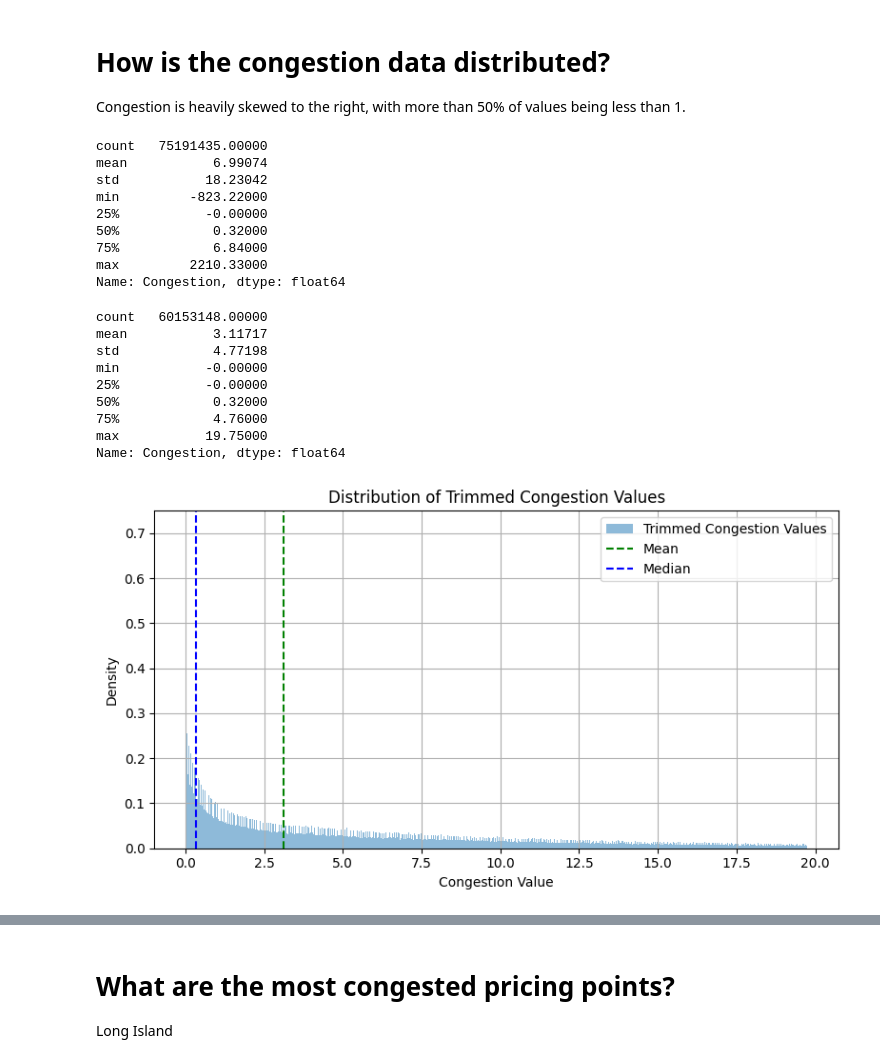
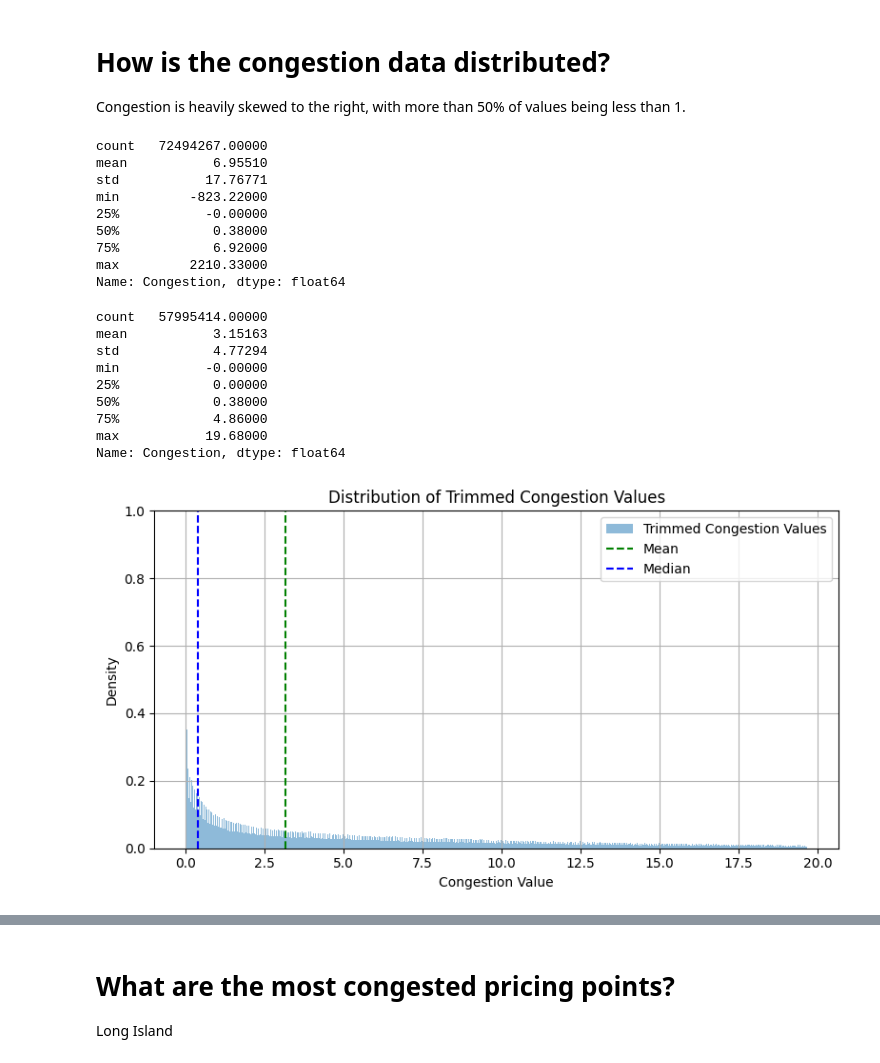
Before and after one commit to hankehly/adhoc-energy-analytics, a Jupyter notebook: notebooks/202506141626_eda.ipynb, the cells around one changed output, grey strips where cells are left out. Saved outputs shown, nothing was run; the diff lists cells and outputs as text; code cells hidden in the pictures.

```diff
--- a/notebooks/202506141626_eda.ipynb
+++ b/notebooks/202506141626_eda.ipynb
@@ -188,7 +189,7 @@ def download_lmp_by_month(
 
 # example invocation
 start_date = datetime.date(2010, 1, 1)
-end_date = datetime.date(2025, 6, 1) - datetime.timedelta(days=1)
+end_date = datetime.date(2025, 1, 1) - datetime.timedelta(days=1)
 df = download_lmp_by_month(start_date, end_date)
 # %% [output]
 Loading existing file /Users/hankehly/Projects/adhoc-energy-analytics/data/processed/nyiso_lmp_2010_01.parquet
@@ -215,13 +216,13 @@ Congestion is heavily skewed to the right, with more than 50% of values being le
 # %%
 df.Congestion.describe()
 # %% [output]
-count   75191435.00000
-mean           6.99074
-std           18.23042
+count   72494267.00000
+mean           6.95510
+std           17.76771
 min         -823.22000
 25%           -0.00000
-50%            0.32000
-75%            6.84000
+50%            0.38000
+75%            6.92000
 max         2210.33000
 Name: Congestion, dtype: float64
 # %%
@@ -230,41 +231,41 @@ trimmed_vals = trimmed_df.Congestion
 # %%
 trimmed_vals.describe()
 # %% [output]
-count   60153148.00000
-mean           3.11717
-std            4.77198
+count   57995414.00000
+mean           3.15163
+std            4.77294
 min           -0.00000
-25%           -0.00000
-50%            0.32000
-75%            4.76000
-max           19.75000
+25%            0.00000
+50%            0.38000
+75%            4.86000
+max           19.68000
 Name: Congestion, dtype: float64
 # %%
 fig, ax = plt.subplots(figsize=(8, 4.5))
 
 # Histogram of trimmed congestion values
 bins = freedman_diaconis_bins(trimmed_vals)
 ax.hist(
     trimmed_vals, bins=bins, density=True, alpha=0.5, label="Trimmed Congestion Values"
 )
 
 # KDE overlay (takes too long to compute for large datasets)
 # trimmed_vals.plot(kind="kde", ax=ax, color="red", linewidth=1, label="KDE", alpha=0.7)
 
 # Mean & median lines
 ax.axvline(trimmed_vals.mean(), color="green", linestyle="dashed", label="Mean")
 ax.axvline(trimmed_vals.median(), color="blue", linestyle="dashed", label="Median")
 
 # Axis limits, labels, title, legend, grid
-ax.set_ylim(0, 0.75)
+ax.set_ylim(0, 1)
 ax.set_title("Distribution of Trimmed Congestion Values")
 ax.set_xlabel("Congestion Value")
 ax.set_ylabel("Density")
 ax.legend()
 ax.grid()
 
 plt.tight_layout()
 plt.show()
 # %% [output]
-[figure, old version]
+[figure, new version]
 # %% [markdown]
```
Also changed, not shown: parts of 17 cells of this notebook.
